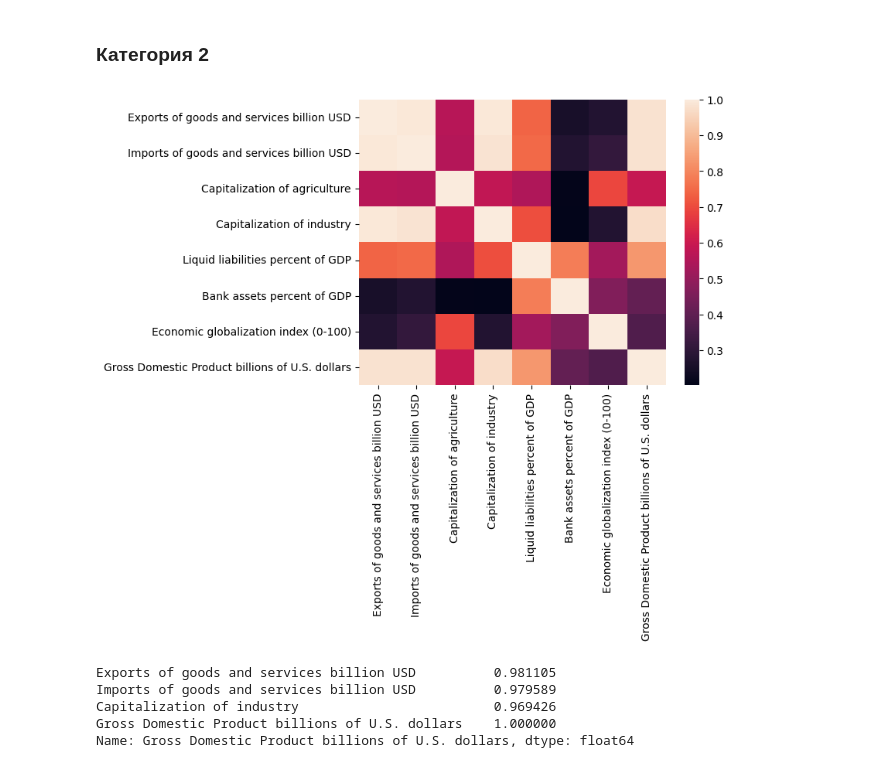
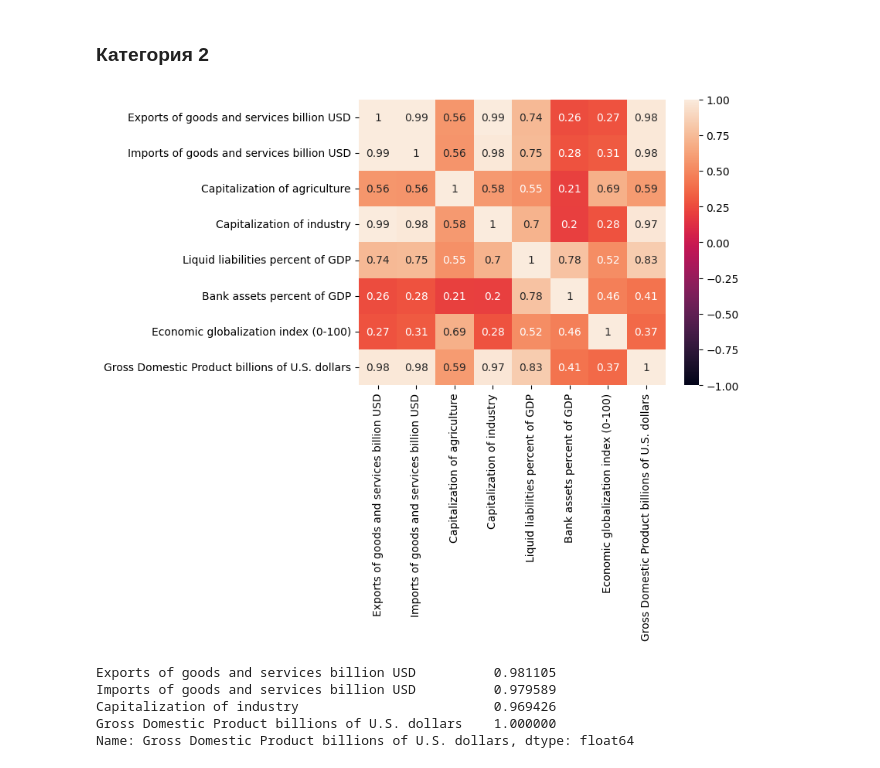
Before and after one commit to rsokur1515/Pr, a Jupyter notebook: Проект.ipynb, the cells around one changed output. Saved outputs shown, nothing was run; the diff lists cells and outputs as text; code cells hidden in the pictures.

```diff
--- a/Проект.ipynb
+++ b/Проект.ipynb
@@ -811,9 +811,9 @@ plt.show()
 # %%
 matrix_features = features_2 + ['Gross Domestic Product billions of U.S. dollars']
 correlation_matrix_features_2 = final_df[matrix_features].corr()
-sns.heatmap(correlation_matrix_features_2);
+sns.heatmap(correlation_matrix_features_2, annot=True, vmax=1, vmin=-1);
 # %% [output]
-[figure, old version]
+[figure, new version]
 # %%
 correlation_matrix_features_2['Gross Domestic Product billions of U.S. dollars'][correlation_matrix_features_2['Gross Domestic Product billions of U.S. dollars'].abs() > 0.9]
 # %% [output]
```
Also changed, not shown: parts of 5 cells of this notebook.
